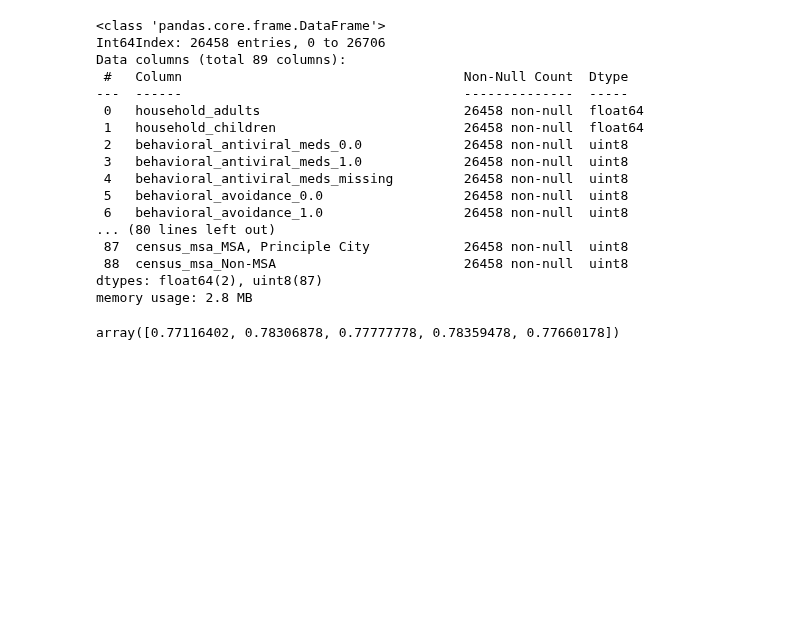
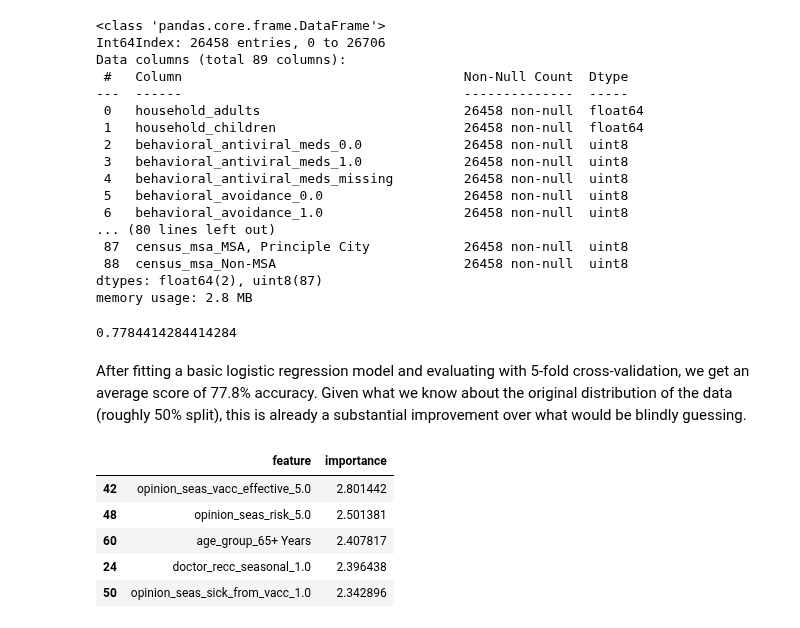
Before and after one commit to adobronyi/predicting_seasonal_flu_vaccines, a Jupyter notebook: student_v1.ipynb, the cells around one changed output. Drawn from its saved outputs; the diff is of its cells as text; code cells hidden in the pictures; blank space fills up the shorter version.

```diff
--- a/student_v1.ipynb
+++ b/student_v1.ipynb
@@ -263,6 +269,19 @@ log_reg.fit(X_new,y)
 
 preds = log_reg.predict(X_new)
 # %%
-cross_val_score(log_reg,X_new,y,cv=5)
+np.mean(cross_val_score(log_reg,X_new,y,cv=5))
 # %% [output]
-array([0.77116402, 0.78306878, 0.77777778, 0.78359478, 0.77660178])
+0.7784414284414284
+# %% [markdown]
+After fitting a basic logistic regression model and evaluating with 5-fold cross-validation, we get an average score of 77.8% accuracy. Given what we know about the original distribution of the data (roughly 50% split), this is already a substantial improvement over what would be blindly guessing.
+# %%
+feature_importance = pd.DataFrame(data={'feature':X_new.columns,'importance':pow(math.e,log_reg.coef_[0])}).sort_values(by='importance',
+                                                                                                                       ascending=False)
+feature_importance.head()
+# %% [output]
+|  | feature | importance |
+| 42 | opinion_seas_vacc_effective_5.0 | 2.801442 |
+| 48 | opinion_seas_risk_5.0 | 2.501381 |
+| 60 | age_group_65+ Years | 2.407817 |
+| 24 | doctor_recc_seasonal_1.0 | 2.396438 |
+| 50 | opinion_seas_sick_from_vacc_1.0 | 2.342896 |
```
Also changed, not shown: parts of 19 cells of this notebook.
